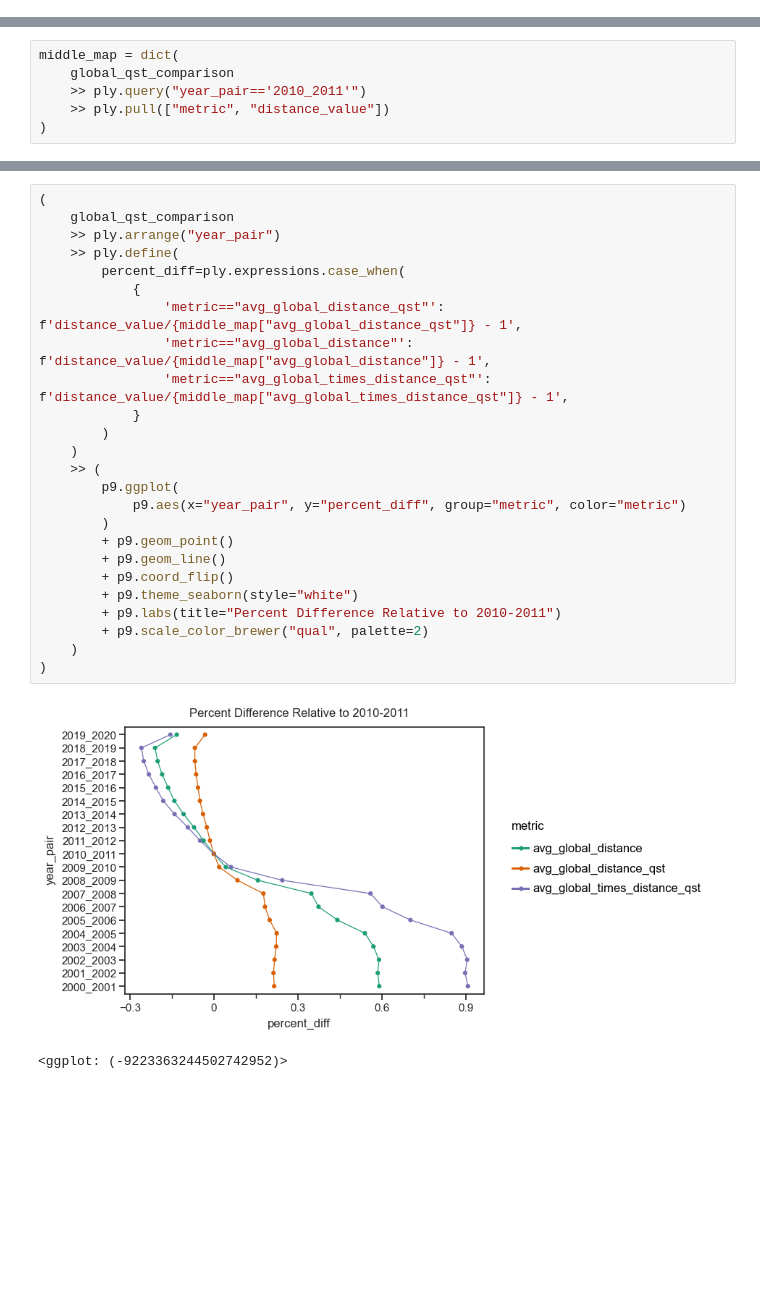
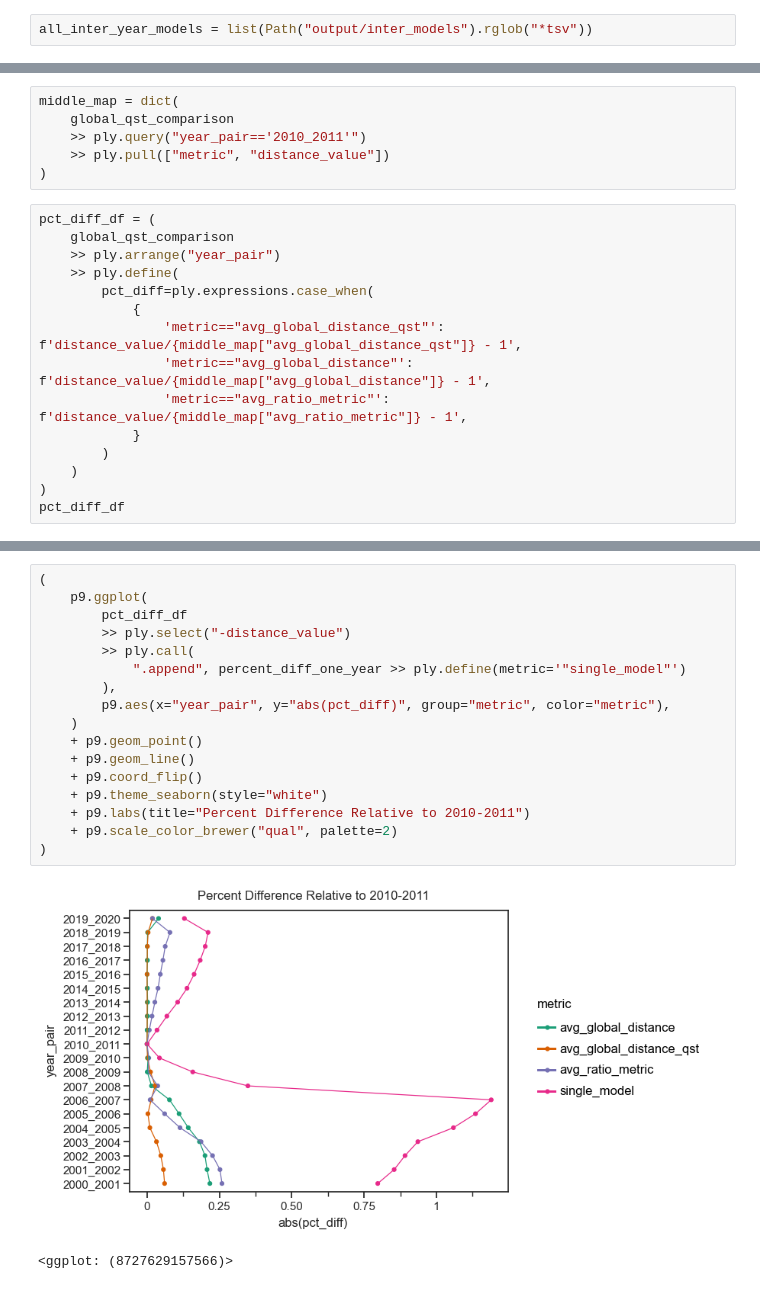
Before and after one commit to greenelab/biovectors, a Jupyter notebook: multi_model_experiment/05_global_token_validation_experiment.ipynb, the cells around one changed output, grey strips where cells are left out. Cells and saved outputs as stored; diff of their text form; blank space fills up the shorter version.

```diff
--- a/multi_model_experiment/05_global_token_validation_experiment.ipynb
+++ b/multi_model_experiment/05_global_token_validation_experiment.ipynb
@@ -65,0 +64,2 @@ full_token_set_df.head()
+# %%
+all_inter_year_models = list(Path("output/inter_models").rglob("*tsv"))
@@ -190,3 +203,18 @@ middle_map = dict(
     >> ply.query("year_pair=='2010_2011'")
     >> ply.pull(["metric", "distance_value"])
 )
+# %%
+pct_diff_df = (
+    global_qst_comparison
+    >> ply.arrange("year_pair")
+    >> ply.define(
+        pct_diff=ply.expressions.case_when(
+            {
+                'metric=="avg_global_distance_qst"': f'distance_value/{middle_map["avg_global_distance_qst"]} - 1',
+                'metric=="avg_global_distance"': f'distance_value/{middle_map["avg_global_distance"]} - 1',
+                'metric=="avg_ratio_metric"': f'distance_value/{middle_map["avg_ratio_metric"]} - 1',
+            }
+        )
+    )
+)
+pct_diff_df
@@ -193,29 +239,21 @@ middle_map = dict(
 # %%
 (
-    global_qst_comparison
-    >> ply.arrange("year_pair")
-    >> ply.define(
-        percent_diff=ply.expressions.case_when(
-            {
-                'metric=="avg_global_distance_qst"': f'distance_value/{middle_map["avg_global_distance_qst"]} - 1',
-                'metric=="avg_global_distance"': f'distance_value/{middle_map["avg_global_distance"]} - 1',
-                'metric=="avg_global_times_distance_qst"': f'distance_value/{middle_map["avg_global_times_distance_qst"]} - 1',
-            }
-        )
+    p9.ggplot(
+        pct_diff_df
+        >> ply.select("-distance_value")
+        >> ply.call(
+            ".append", percent_diff_one_year >> ply.define(metric='"single_model"')
+        ),
+        p9.aes(x="year_pair", y="abs(pct_diff)", group="metric", color="metric"),
     )
-    >> (
-        p9.ggplot(
-            p9.aes(x="year_pair", y="percent_diff", group="metric", color="metric")
-        )
-        + p9.geom_point()
-        + p9.geom_line()
-        + p9.coord_flip()
-        + p9.theme_seaborn(style="white")
-        + p9.labs(title="Percent Difference Relative to 2010-2011")
-        + p9.scale_color_brewer("qual", palette=2)
-    )
+    + p9.geom_point()
+    + p9.geom_line()
+    + p9.coord_flip()
+    + p9.theme_seaborn(style="white")
+    + p9.labs(title="Percent Difference Relative to 2010-2011")
+    + p9.scale_color_brewer("qual", palette=2)
 )
 # %% [output]
-[figure, old version]
+[figure, new version]
-<ggplot: (-9223363244502742952)>
+<ggplot: (8727629157566)>
 # %%
```
Also changed, not shown: parts of 36 cells of this notebook, 3 other files.
